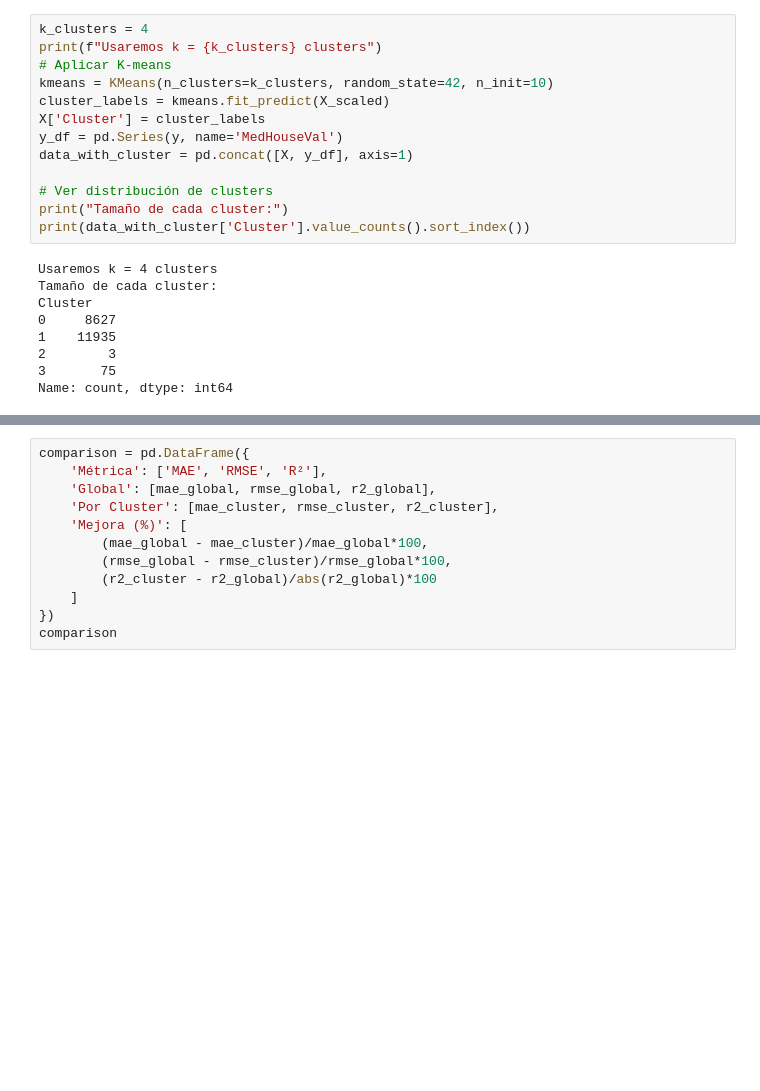
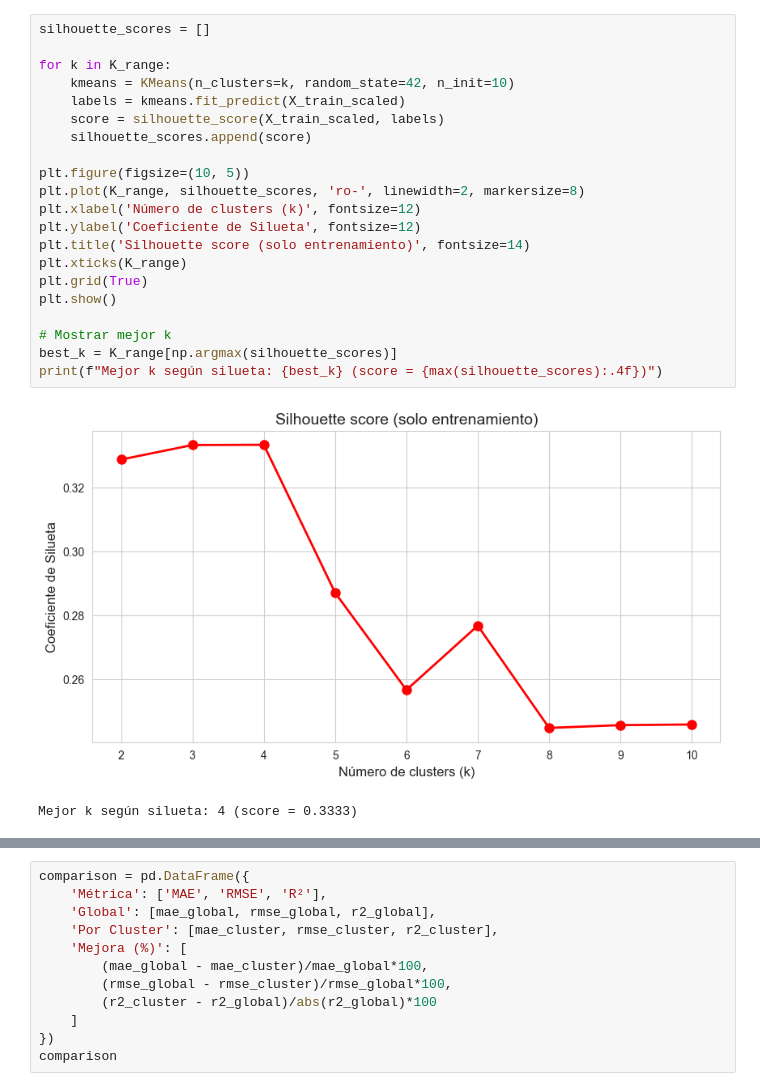
Before and after one commit to DanteSolorzano/Proyecto-final, a Jupyter notebook: v2.ipynb, the cells around one changed output, grey strips where cells are left out. Drawn from its saved outputs; the diff is of its cells as text; blank space fills up the shorter version.

```diff
--- a/v2.ipynb
+++ b/v2.ipynb
@@ -120,23 +134,25 @@ Mejor k según silueta: 4 (score = 0.335)
 # %%
-k_clusters = 4
-print(f"Usaremos k = {k_clusters} clusters")
-# Aplicar K-means
-kmeans = KMeans(n_clusters=k_clusters, random_state=42, n_init=10)
-cluster_labels = kmeans.fit_predict(X_scaled)
-X['Cluster'] = cluster_labels
-y_df = pd.Series(y, name='MedHouseVal')
-data_with_cluster = pd.concat([X, y_df], axis=1)
+silhouette_scores = []
 
-# Ver distribución de clusters
-print("Tamaño de cada cluster:")
-print(data_with_cluster['Cluster'].value_counts().sort_index())
+for k in K_range:
+    kmeans = KMeans(n_clusters=k, random_state=42, n_init=10)
+    labels = kmeans.fit_predict(X_train_scaled)
+    score = silhouette_score(X_train_scaled, labels)
+    silhouette_scores.append(score)
+
+plt.figure(figsize=(10, 5))
+plt.plot(K_range, silhouette_scores, 'ro-', linewidth=2, markersize=8)
+plt.xlabel('Número de clusters (k)', fontsize=12)
+plt.ylabel('Coeficiente de Silueta', fontsize=12)
+plt.title('Silhouette score (solo entrenamiento)', fontsize=14)
+plt.xticks(K_range)
+plt.grid(True)
+plt.show()
+
+# Mostrar mejor k
+best_k = K_range[np.argmax(silhouette_scores)]
+print(f"Mejor k según silueta: {best_k} (score = {max(silhouette_scores):.4f})")
 # %% [output]
+[figure, added]
-Usaremos k = 4 clusters
-Tamaño de cada cluster:
-Cluster
-0     8627
-1    11935
-2        3
-3       75
-Name: count, dtype: int64
+Mejor k según silueta: 4 (score = 0.3333)
 # %%
```
Also changed, not shown: parts of 15 cells of this notebook.
